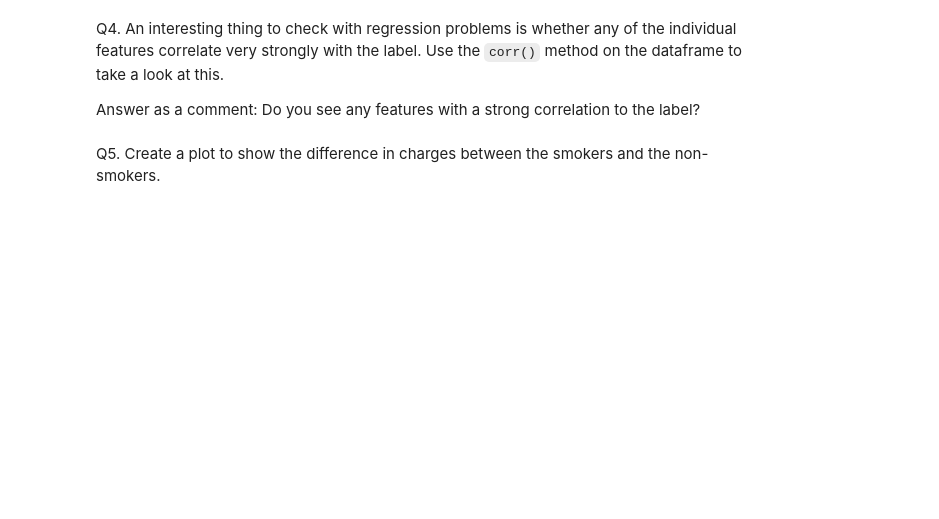
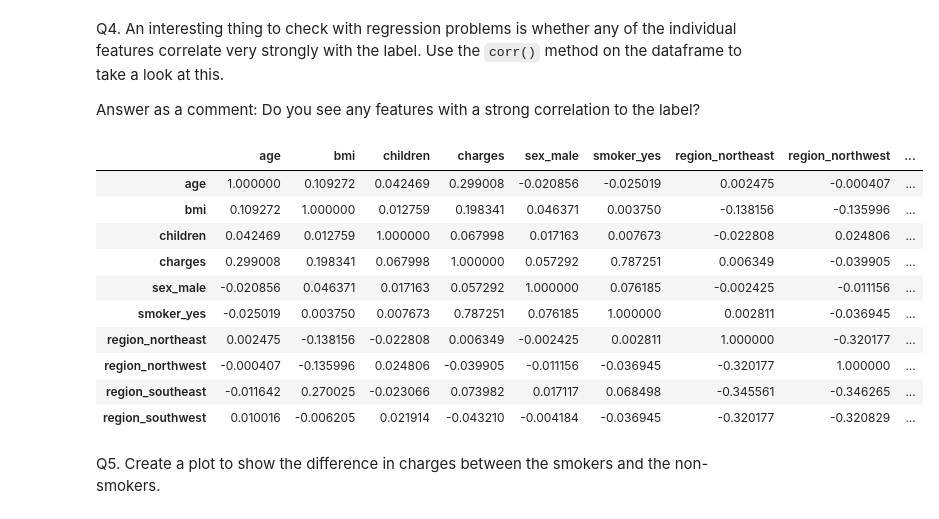
Before and after one commit to alantientran/ML-KNN, a Jupyter notebook: Assignment3.ipynb, the cells around one changed output. Saved outputs shown, nothing was run; the diff lists cells and outputs as text; code cells hidden in the pictures; blank space fills up the shorter version.

```diff
--- a/Assignment3.ipynb
+++ b/Assignment3.ipynb
@@ -41,7 +65,21 @@ Q4. An interesting thing to check with regression problems is whether any of the
 Answer as a comment: Do you see any features with a strong correlation to the label?
 # %%
 # https://pandas.pydata.org/docs/reference/api/pandas.DataFrame.corr.html#pandas.DataFrame.corr
-#
+ohe_data.corr()
+
+# The highest correlation is with charge and being a smoker (0.78 coefficient). The age and bmi features also are somewhat correlated to charges (0.29 and 0.19 respectively =).
+# %% [output]
+|  | age | bmi | children | charges | sex_male | smoker_yes | region_northeast | region_northwest | ... |
+| age | 1.000000 | 0.109272 | 0.042469 | 0.299008 | -0.020856 | -0.025019 | 0.002475 | -0.000407 | ... |
+| bmi | 0.109272 | 1.000000 | 0.012759 | 0.198341 | 0.046371 | 0.003750 | -0.138156 | -0.135996 | ... |
+| children | 0.042469 | 0.012759 | 1.000000 | 0.067998 | 0.017163 | 0.007673 | -0.022808 | 0.024806 | ... |
+| charges | 0.299008 | 0.198341 | 0.067998 | 1.000000 | 0.057292 | 0.787251 | 0.006349 | -0.039905 | ... |
+| sex_male | -0.020856 | 0.046371 | 0.017163 | 0.057292 | 1.000000 | 0.076185 | -0.002425 | -0.011156 | ... |
+| smoker_yes | -0.025019 | 0.003750 | 0.007673 | 0.787251 | 0.076185 | 1.000000 | 0.002811 | -0.036945 | ... |
+| region_northeast | 0.002475 | -0.138156 | -0.022808 | 0.006349 | -0.002425 | 0.002811 | 1.000000 | -0.320177 | ... |
+| region_northwest | -0.000407 | -0.135996 | 0.024806 | -0.039905 | -0.011156 | -0.036945 | -0.320177 | 1.000000 | ... |
+| region_southeast | -0.011642 | 0.270025 | -0.023066 | 0.073982 | 0.017117 | 0.068498 | -0.345561 | -0.346265 | ... |
+| region_southwest | 0.010016 | -0.006205 | 0.021914 | -0.043210 | -0.004184 | -0.036945 | -0.320177 | -0.320829 | ... |
 # %% [markdown]
 Q5. Create a plot to show the difference in charges between the smokers and the non-smokers.
 # %%
```
Also changed, not shown: parts of 16 cells of this notebook.
